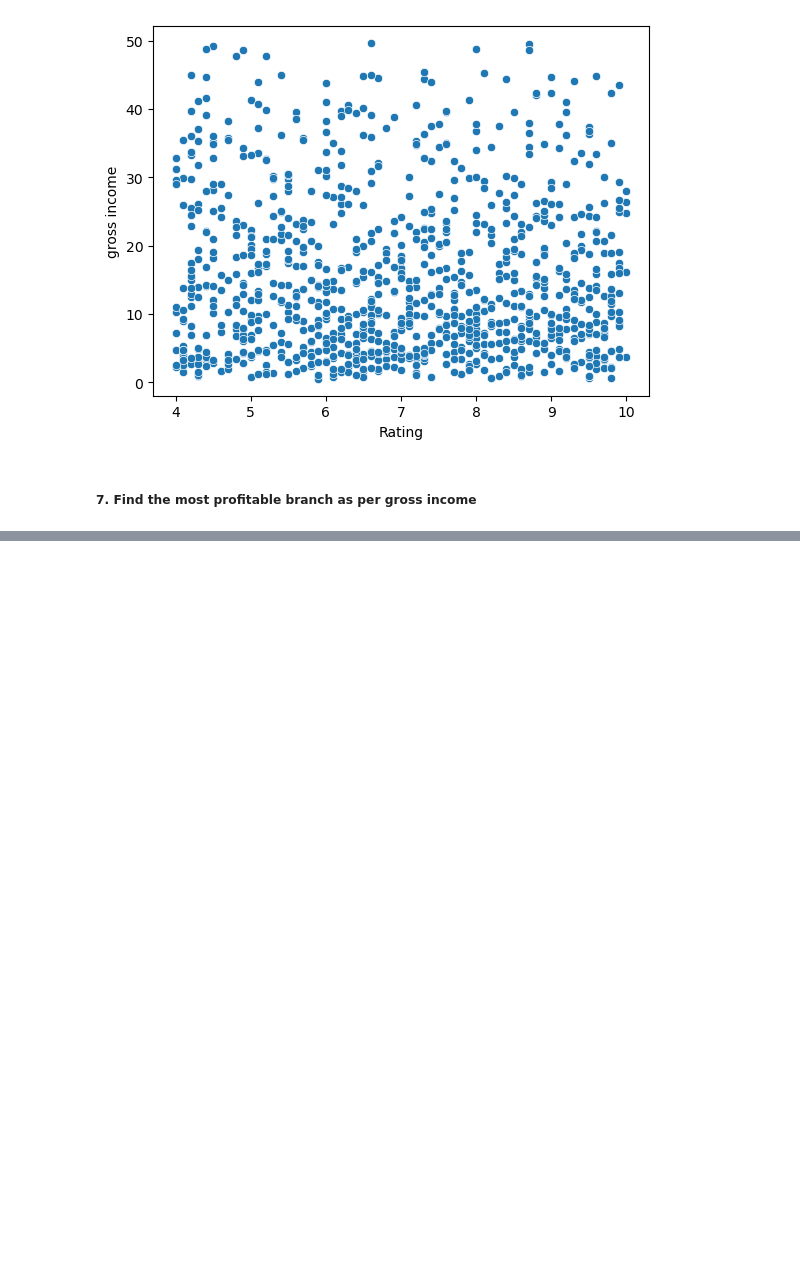
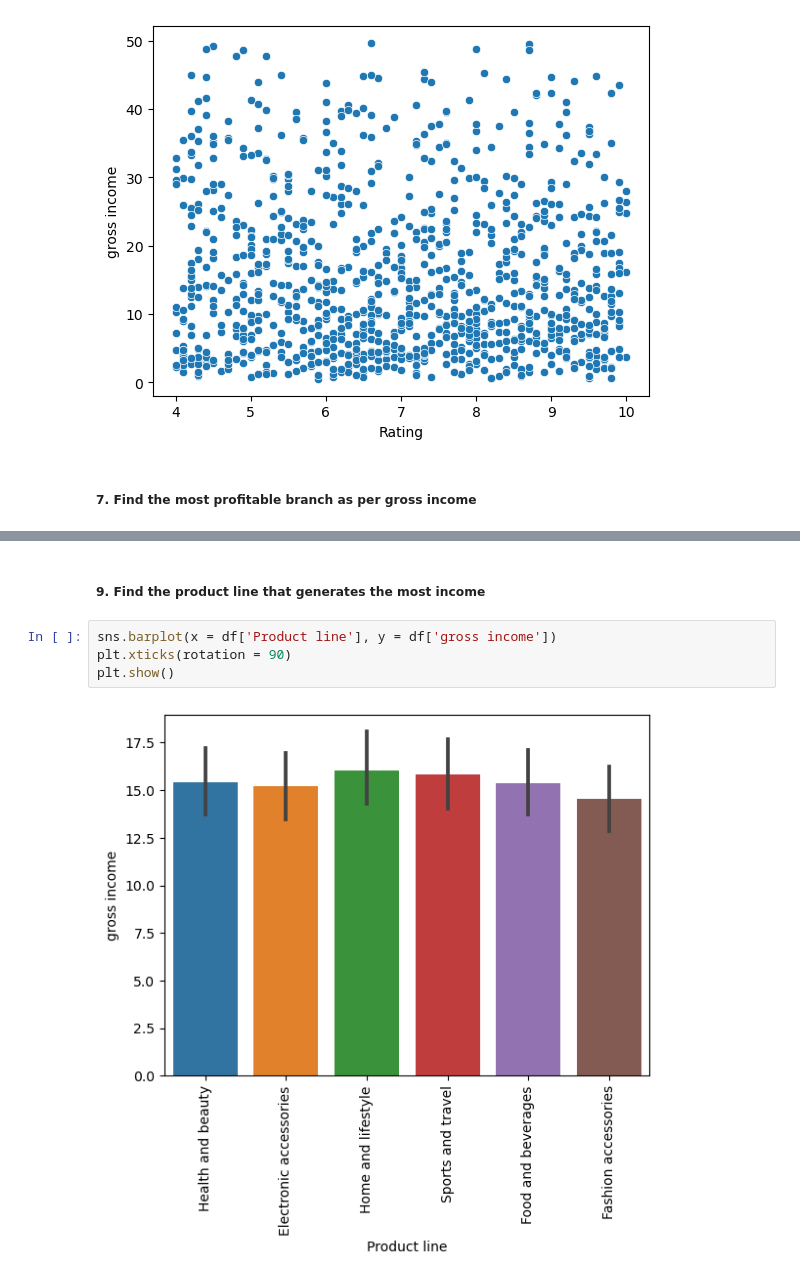
Before and after one commit to nehemiahmensah/nehemiah_siliconaccra, a Jupyter notebook: DATA SCIENCE/Viz.ipynb, the cells around one changed output, grey strips where cells are left out. Saved outputs shown, nothing was run; the diff lists cells and outputs as text; blank space fills up the shorter version.

```diff
--- a/DATA SCIENCE/Viz.ipynb
+++ b/DATA SCIENCE/Viz.ipynb
@@ -85,0 +96,8 @@ sns.countplot
+# %% [markdown]
+##### 9. Find the product line that generates the most income
+# %%
+sns.barplot(x = df['Product line'], y = df['gross income'])
+plt.xticks(rotation = 90)
+plt.show()
+# %% [output]
+[figure, added]
```
Also changed, not shown: parts of 10 cells of this notebook, 9 other files.
